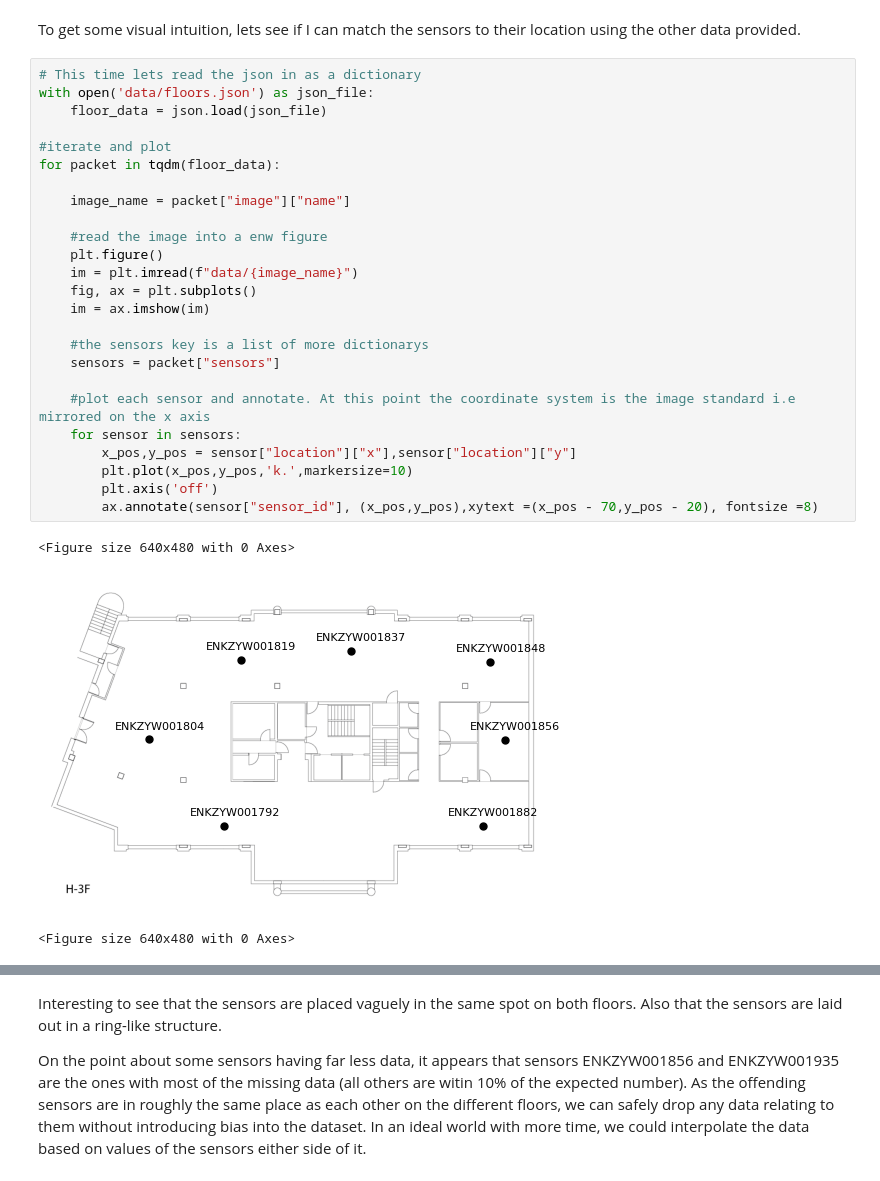
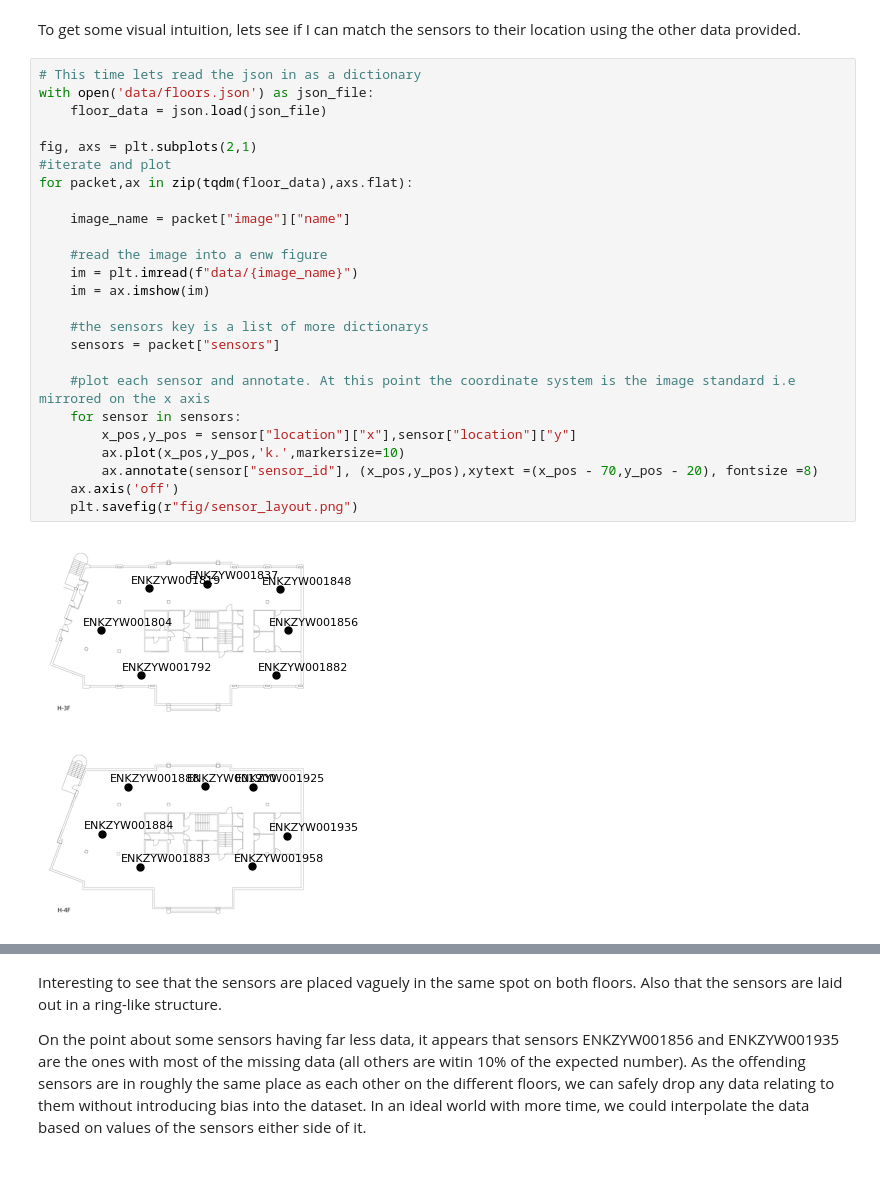
Before and after one commit to SidMurthy97/fp_task, a Jupyter notebook: analysis.ipynb, the cells around one changed output, grey strips where cells are left out. Saved outputs shown, nothing was run; the diff lists cells and outputs as text.

```diff
--- a/analysis.ipynb
+++ b/analysis.ipynb
@@ -125,29 +125,27 @@ To get some visual intuition, lets see if I can match the sensors to their locat
 # %%
 # This time lets read the json in as a dictionary
 with open('data/floors.json') as json_file:
     floor_data = json.load(json_file)
 
+fig, axs = plt.subplots(2,1)
 #iterate and plot
-for packet in tqdm(floor_data):
+for packet,ax in zip(tqdm(floor_data),axs.flat):
 
     image_name = packet["image"]["name"]
 
     #read the image into a enw figure
-    plt.figure()
     im = plt.imread(f"data/{image_name}")
-    fig, ax = plt.subplots()
     im = ax.imshow(im)
 
     #the sensors key is a list of more dictionarys
     sensors = packet["sensors"]
 
     #plot each sensor and annotate. At this point the coordinate system is the image standard i.e mirrored on the x axis
     for sensor in sensors:
         x_pos,y_pos = sensor["location"]["x"],sensor["location"]["y"]
-        plt.plot(x_pos,y_pos,'k.',markersize=10)
-        plt.axis('off')
+        ax.plot(x_pos,y_pos,'k.',markersize=10)
         ax.annotate(sensor["sensor_id"], (x_pos,y_pos),xytext =(x_pos - 70,y_pos - 20), fontsize =8)
+    ax.axis('off')
+    plt.savefig(r"fig/sensor_layout.png")
 # %% [output]
-<Figure size 640x480 with 0 Axes>
-[figure, old version]
+[figure, new version]
-<Figure size 640x480 with 0 Axes>
```
Also changed, not shown: parts of 6 cells of this notebook.
